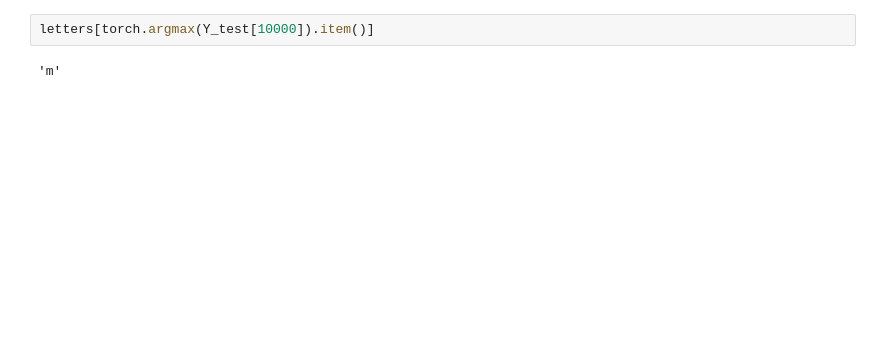
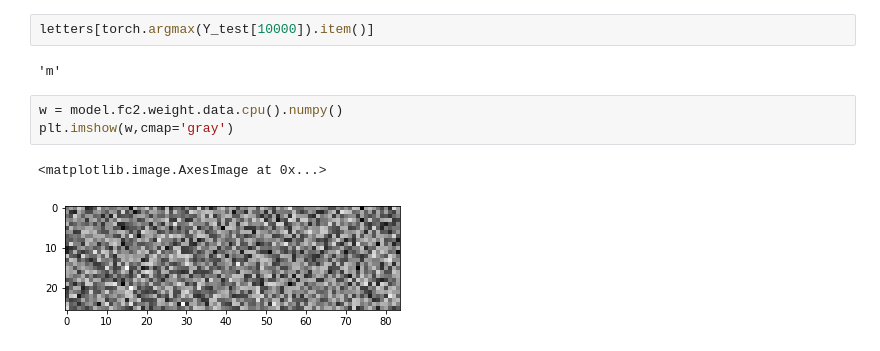
Before and after one commit to avengercelona/Character_recognition, a Jupyter notebook: MNIST_CHARACTERS.ipynb, the cells around one changed output. Cells and saved outputs as stored; diff of their text form; blank space fills up the shorter version.

```diff
--- a/MNIST_CHARACTERS.ipynb
+++ b/MNIST_CHARACTERS.ipynb
@@ -175,6 +178,12 @@ letters[torch.argmax(model(test_tensor.unsqueeze(dim=0))).item()]
 letters[torch.argmax(Y_test[10000]).item()]
 # %% [output]
 'm'
+# %%
+w = model.fc2.weight.data.cpu().numpy()
+plt.imshow(w,cmap='gray')
+# %% [output]
+<matplotlib.image.AxesImage at 0x...>
+[figure, added]
 # %%
 for i in range(42,m_test):
     arr = X_test[i]
```
Also changed, not shown: parts of 7 cells of this notebook, 1 other file.
